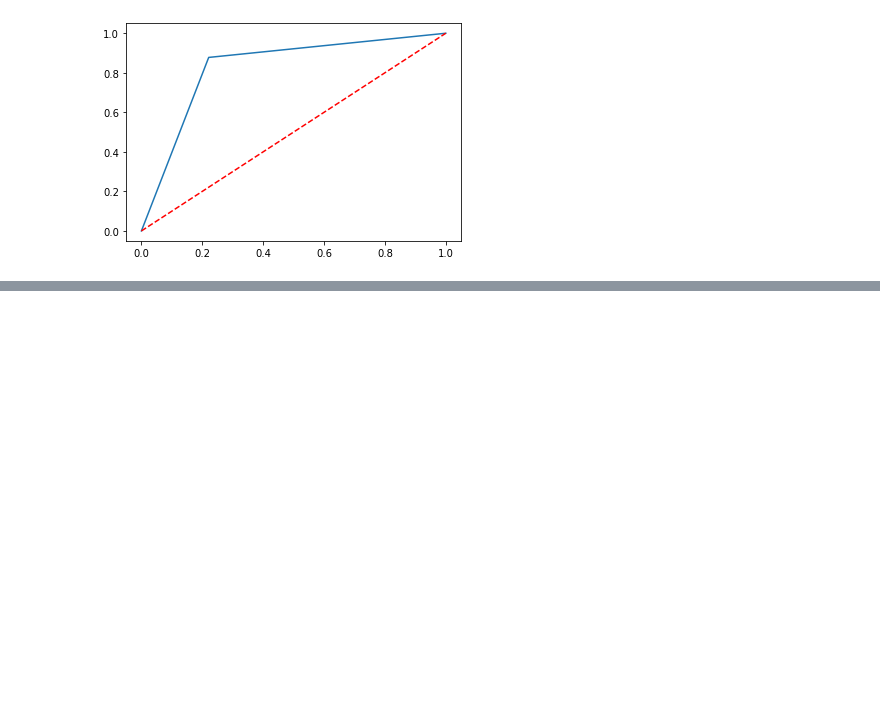
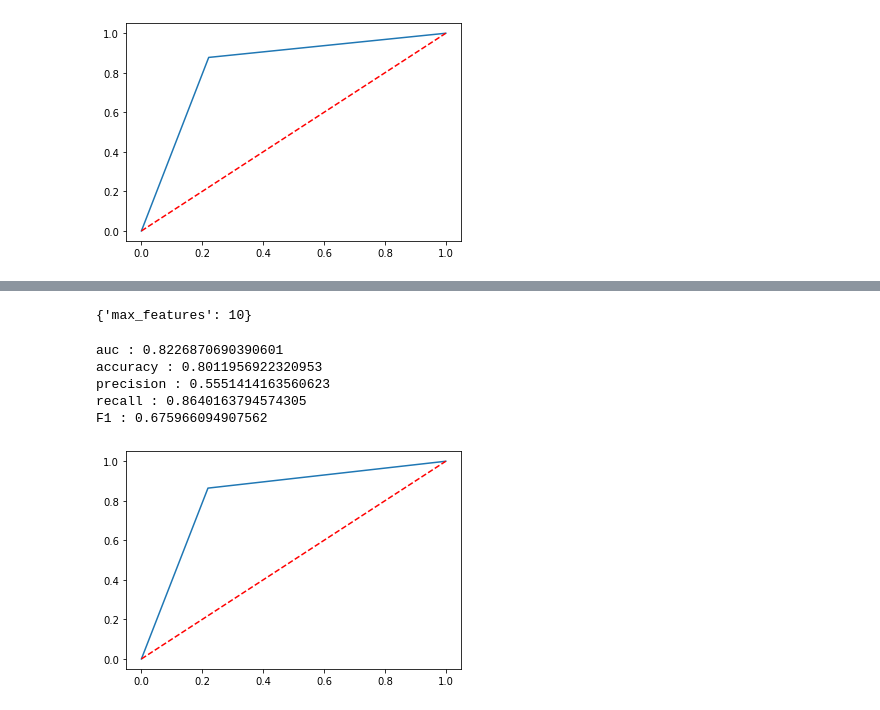
Before and after one commit to 00cod/MACHINE-LEARNING-coures-project, a Jupyter notebook: ML_project.ipynb, the cells around one changed output, grey strips where cells are left out. Saved outputs shown, nothing was run; the diff lists cells and outputs as text; code cells hidden in the pictures; blank space fills up the shorter version.

```diff
--- a/ML_project.ipynb
+++ b/ML_project.ipynb
@@ -770,0 +861,77 @@ recall : 0.8776659273161577
+# %%
+param_test2 = {"max_features":range(1,11,1)}
+rf = GridSearchCV(estimator=RandomForestClassifier(n_estimators=81,
+                        random_state=10),
+                        param_grid = param_test2,scoring='roc_auc',cv=10)
+features =train.columns.drop("exceeds50K")
+rf.fit(train[features],train['exceeds50K'])
+#print(rf.grid_scores_)
+print(rf.best_params_)
+#print('best accuracy:%f' % rf.best_score_)
+# %% [output]
+{'max_features': 10}
+# %%
+#使用随机森林算法来训练训练集
+from sklearn.model_selection import cross_val_predict
+from sklearn.ensemble import RandomForestClassifier
+
+def load_data(processed_train,processed_test):
+    feature = processed_train.columns.drop("exceeds50K")
+    X_all = processed_train[feature]
+    X_all = np.array(X_all.values)
+    Y_all = processed_train["exceeds50K"]
+    Y_all = np.array(Y_all.values)
+    Y_all = Y_all.reshape((-1,1))
+    X_test = processed_test
+    X_test = np.array(X_test.values)
+    return  (X_all, Y_all, X_test)
+
+train=transform_train
+
+#设置惩罚因子，我们加重惩罚错误预测为1的
+penalty = {
+    0: 1,
+    1: 3.6
+}
+
+X_all, Y_all, X_test = load_data(transform_train,transform_test)
+#实例化模型对象：最大树深设为11；节点被分割之前的最小行数设为2，即是具有2行的节点将不会被分割，而是变成叶子
+rf =RandomForestClassifier(class_weight=penalty,min_samples_split=5,max_depth=11,n_estimators = 81,max_features = 10)
+features =train.columns.drop("exceeds50K")
+train[features] = X_all
+train['exceeds50K'] =  Y_all
+rf.fit(train[features],train['exceeds50K'])
+
+#使用5重交叉验证进行预测
+fitted_labels=cross_val_predict(rf,train[features],train['exceeds50K'],cv=5)
+train['fitted_labels']=fitted_labels
+
+from sklearn.metrics import roc_curve,auc
+#计算auc
+fpr,tpr,thresholds =roc_curve(train['exceeds50K'],train['fitted_labels'])
+auc=auc(fpr,tpr)
+print('auc : '+str(auc))
+
+#以fpr假正率为横轴，tpr真征率为纵轴绘出auc曲线
+plt.plot(fpr,tpr)
+plt.plot([0,1],[0,1],'r--')
+
+from sklearn.metrics import accuracy_score,precision_score,recall_score
+#计算accuracy
+accuracy = accuracy_score(train['exceeds50K'],train['fitted_labels'])
+print('accuracy : '+str(accuracy))
+#计算precision
+precision =precision_score(train['exceeds50K'],train['fitted_labels'])
+print('precision : '+str(precision))
+#计算recall
+recall=recall_score(train['exceeds50K'],train['fitted_labels'])
+print('recall : '+str(recall))
+F1 = 2*(precision*recall)/(precision+recall)
+print('F1 : '+str(F1))
+# %% [output]
+auc : 0.8226870690390601
+accuracy : 0.8011956922320953
+precision : 0.5551414163560623
+recall : 0.8640163794574305
+F1 : 0.675966094907562
+[figure, added]
```
Also changed, not shown: parts of 9 cells of this notebook.
